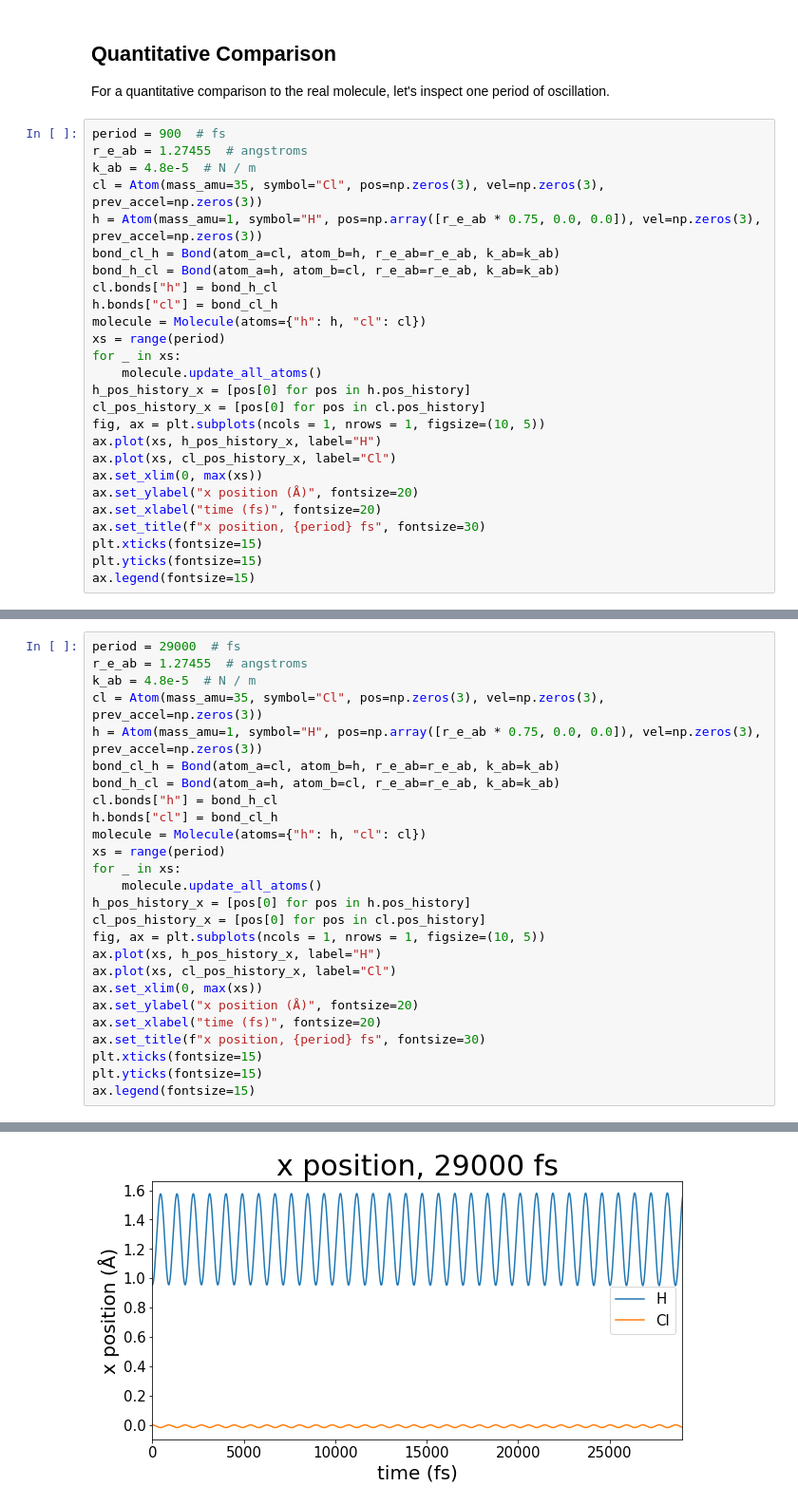
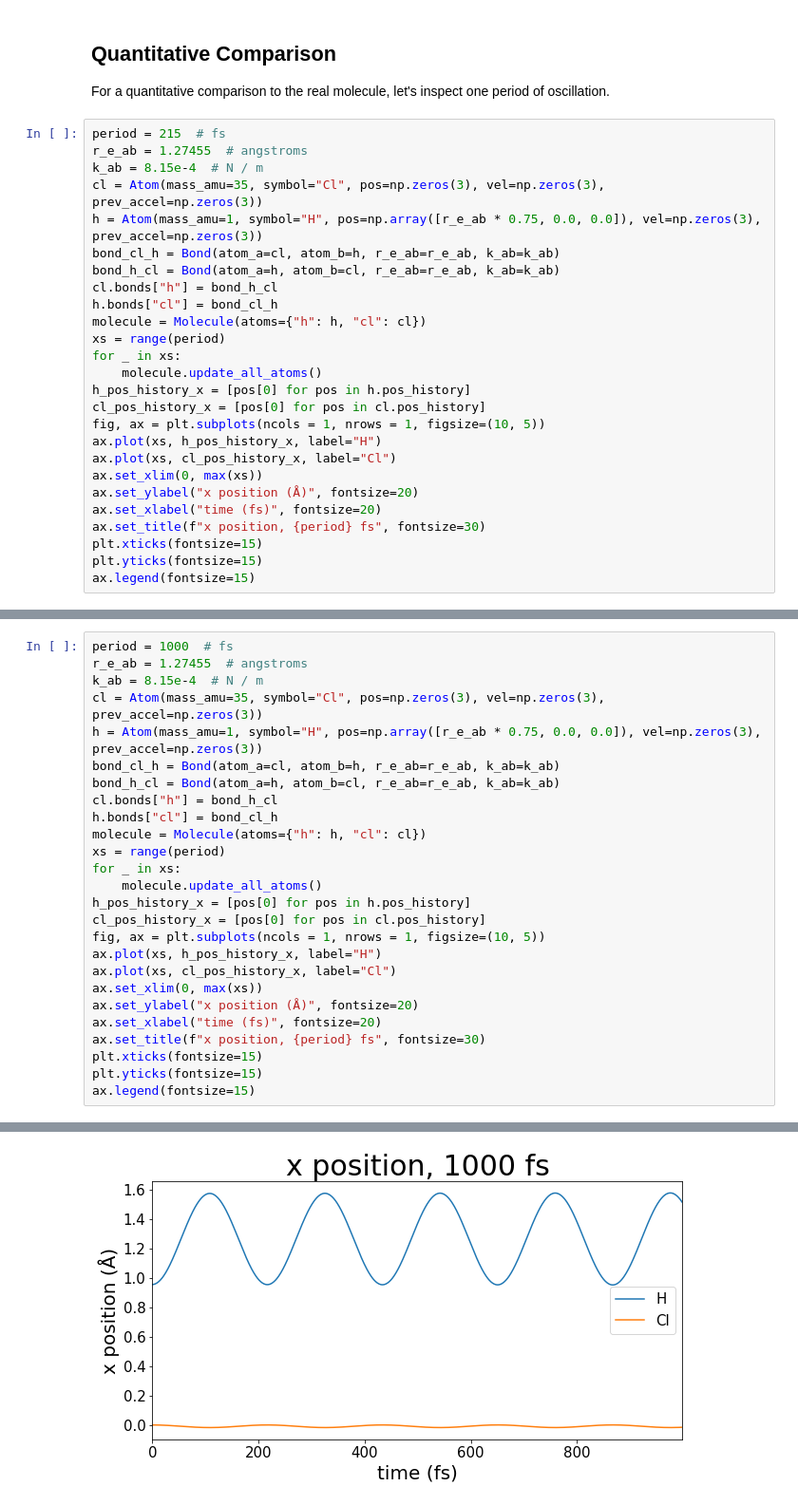
Before and after one commit to akey7/StretchDyn, a Jupyter notebook: first_attempt.ipynb, the cells around one changed output, grey strips where cells are left out. Shown at 95% size. Saved outputs shown, nothing was run; the diff lists cells and outputs as text.

```diff
--- a/first_attempt.ipynb
+++ b/first_attempt.ipynb
@@ -7,9 +7,9 @@ from stretchdyn.atoms_bonds import Atom, Bond, Molecule
 
 For a quantitative comparison to the real molecule, let's inspect one period of oscillation.
 # %%
-period = 900  # fs
+period = 215  # fs
 r_e_ab = 1.27455  # angstroms
-k_ab = 4.8e-5  # N / m
+k_ab = 8.15e-4  # N / m
 cl = Atom(mass_amu=35, symbol="Cl", pos=np.zeros(3), vel=np.zeros(3), prev_accel=np.zeros(3))
 h = Atom(mass_amu=1, symbol="H", pos=np.array([r_e_ab * 0.75, 0.0, 0.0]), vel=np.zeros(3), prev_accel=np.zeros(3))
 bond_cl_h = Bond(atom_a=cl, atom_b=h, r_e_ab=r_e_ab, k_ab=k_ab)
@@ -50,29 +38,29 @@ The Cl atom is much more massive than the H atom. Therefore, the amplitude of th
 # %%
-period = 29000  # fs
+period = 1000  # fs
 r_e_ab = 1.27455  # angstroms
-k_ab = 4.8e-5  # N / m
+k_ab = 8.15e-4  # N / m
 cl = Atom(mass_amu=35, symbol="Cl", pos=np.zeros(3), vel=np.zeros(3), prev_accel=np.zeros(3))
 h = Atom(mass_amu=1, symbol="H", pos=np.array([r_e_ab * 0.75, 0.0, 0.0]), vel=np.zeros(3), prev_accel=np.zeros(3))
 bond_cl_h = Bond(atom_a=cl, atom_b=h, r_e_ab=r_e_ab, k_ab=k_ab)
 bond_h_cl = Bond(atom_a=h, atom_b=cl, r_e_ab=r_e_ab, k_ab=k_ab)
 cl.bonds["h"] = bond_h_cl
 h.bonds["cl"] = bond_cl_h
 molecule = Molecule(atoms={"h": h, "cl": cl})
 xs = range(period)
 for _ in xs:
     molecule.update_all_atoms()
 h_pos_history_x = [pos[0] for pos in h.pos_history]
 cl_pos_history_x = [pos[0] for pos in cl.pos_history]
 fig, ax = plt.subplots(ncols = 1, nrows = 1, figsize=(10, 5))
 ax.plot(xs, h_pos_history_x, label="H")
 ax.plot(xs, cl_pos_history_x, label="Cl")
 ax.set_xlim(0, max(xs))
 ax.set_ylabel("x position (Å)", fontsize=20)
 ax.set_xlabel("time (fs)", fontsize=20)
 ax.set_title(f"x position, {period} fs", fontsize=30)
 plt.xticks(fontsize=15)
 plt.yticks(fontsize=15)
 ax.legend(fontsize=15)
 # %% [output]
 <matplotlib.legend.Legend at 0x...>
-[figure, old version]
+[figure, new version]
```
Also changed, not shown: parts of 2 cells of this notebook.
